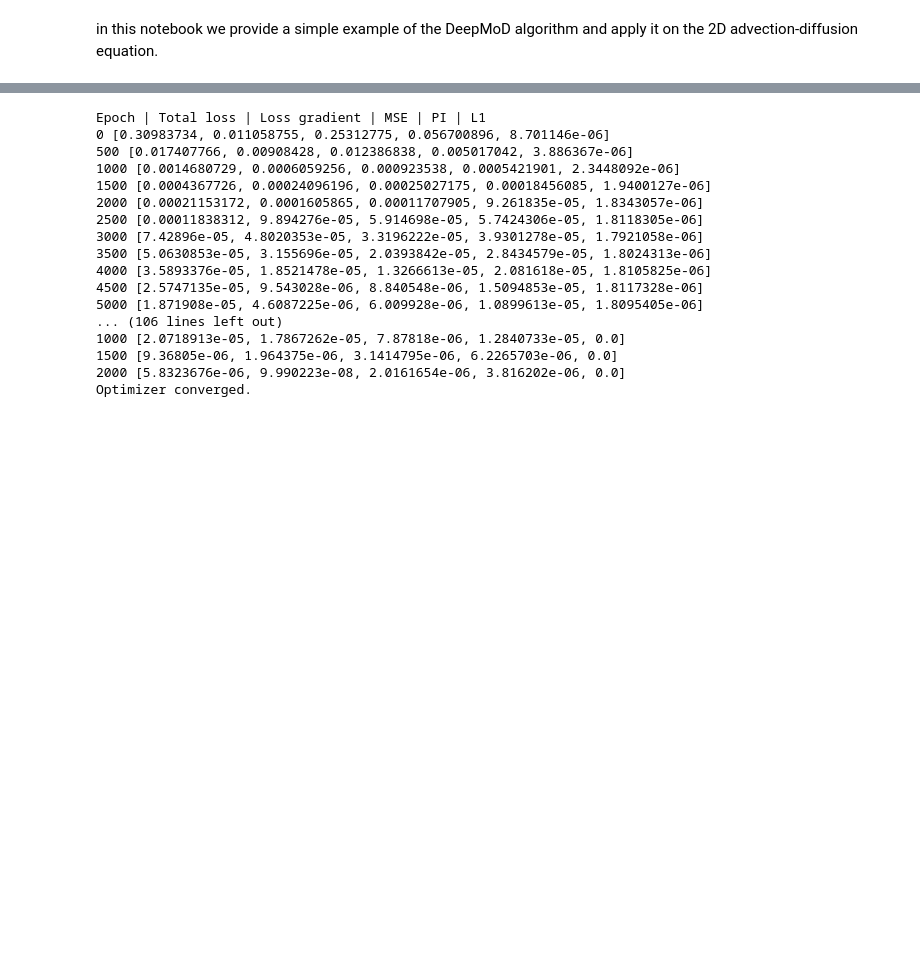
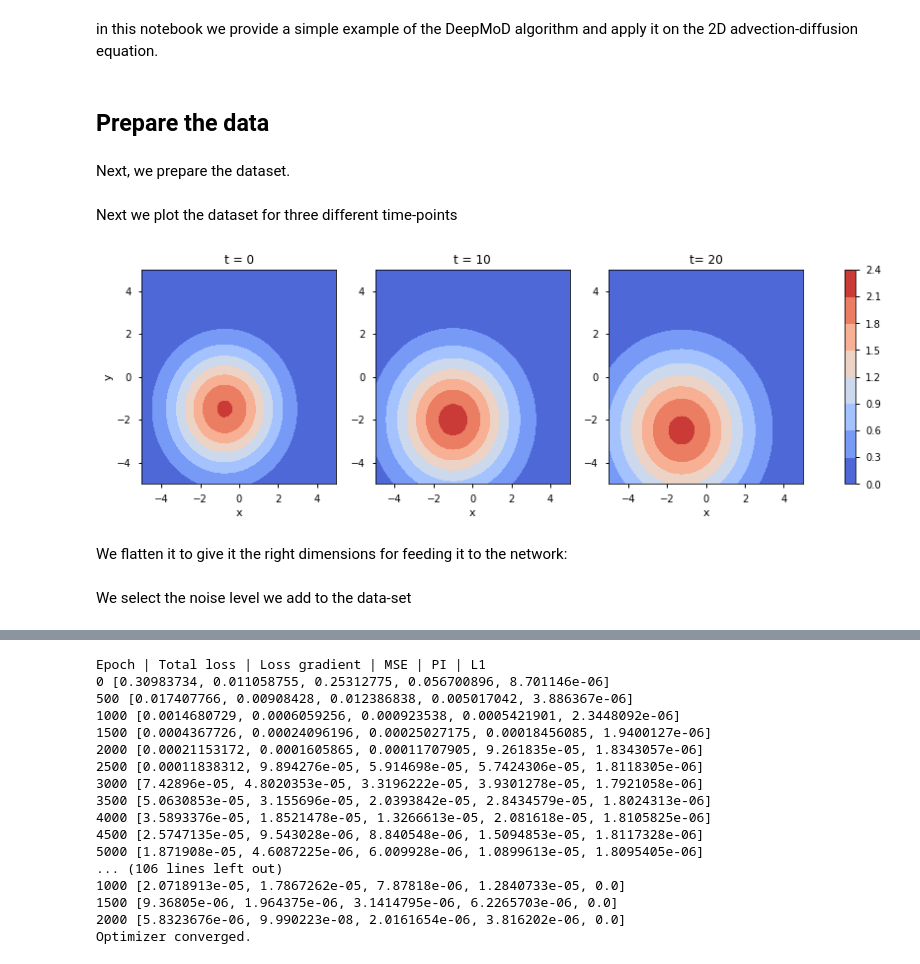
Before and after one commit to PhIMaL/DeePyMoD_tensorflow, a Jupyter notebook: Examples/Advection-Diffusion.ipynb, the cells around one changed output, grey strips where cells are left out. Cells and saved outputs as stored; diff of their text form; code cells hidden in the pictures; blank space fills up the shorter version.

```diff
--- a/Examples/Advection-Diffusion.ipynb
+++ b/Examples/Advection-Diffusion.ipynb
@@ -15,3 +15,7 @@ import matplotlib.pyplot as plt
 plt.style.use('seaborn-notebook')
 
 np.random.seed(42)  # setting seed for randomisation
+# %% [markdown]
+## Prepare the data
+# %% [markdown]
+Next, we prepare the dataset.
@@ -17,0 +31,25 @@ np.random.seed(42)  # setting seed for randomisation
+# %% [markdown]
+Next we plot the dataset for three different time-points
+# %%
+fig, axes = plt.subplots(ncols=3, figsize=(15, 4))
+
+im0 = axes[0].contourf(x_v[:,:,0], y_v[:,:,0], u_v[:,:,0], cmap='coolwarm')
+axes[0].set_xlabel('x')
+axes[0].set_ylabel('y')
+axes[0].set_title('t = 0')
+
+im1 = axes[1].contourf(x_v[:,:,10], y_v[:,:,10], u_v[:,:,10], cmap='coolwarm')
+axes[1].set_xlabel('x')
+axes[1].set_title('t = 10')
+
+im2 = axes[2].contourf(x_v[:,:,20], y_v[:,:,20], u_v[:,:,20], cmap='coolwarm')
+axes[2].set_xlabel('x')
+axes[2].set_title('t= 20')
+
+fig.colorbar(im1, ax=axes.ravel().tolist())
+
+plt.show()
+# %% [output]
+[figure, added]
+# %% [markdown]
+We flatten it to give it the right dimensions for feeding it to the network:
@@ -17,0 +59,2 @@ np.random.seed(42)  # setting seed for randomisation
+# %% [markdown]
+We select the noise level we add to the data-set
```
Also changed, not shown: parts of 21 cells of this notebook, 1 other file.
